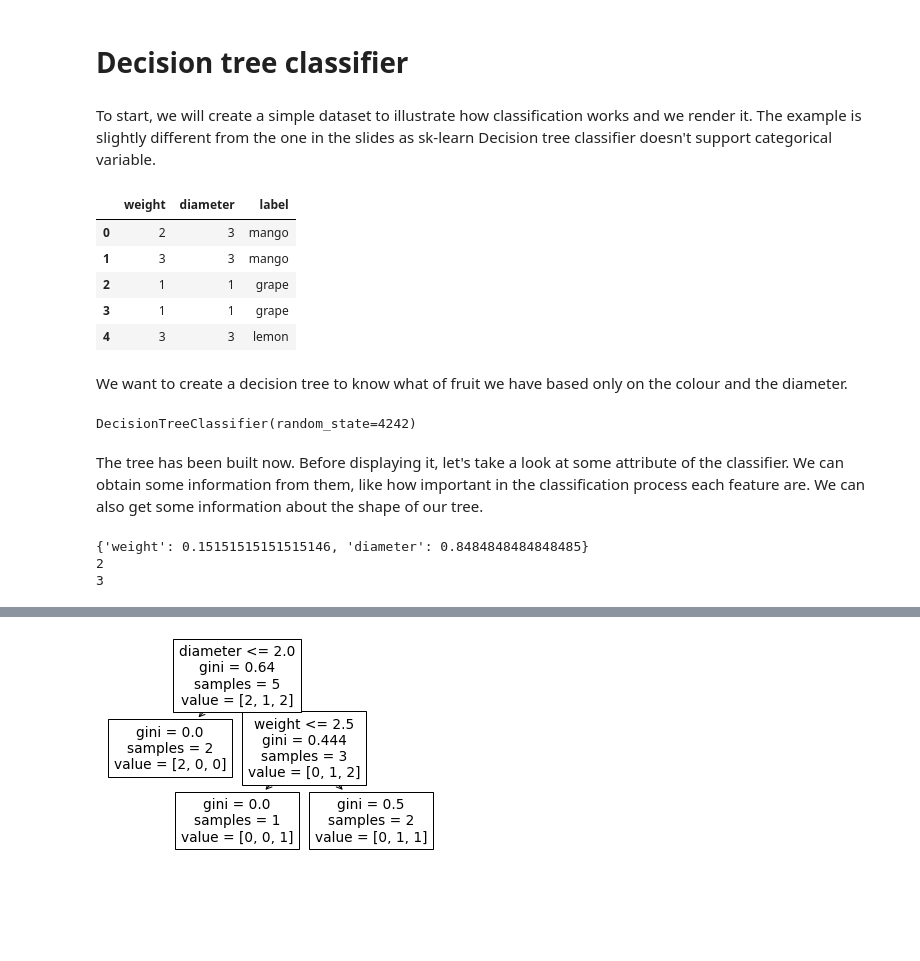
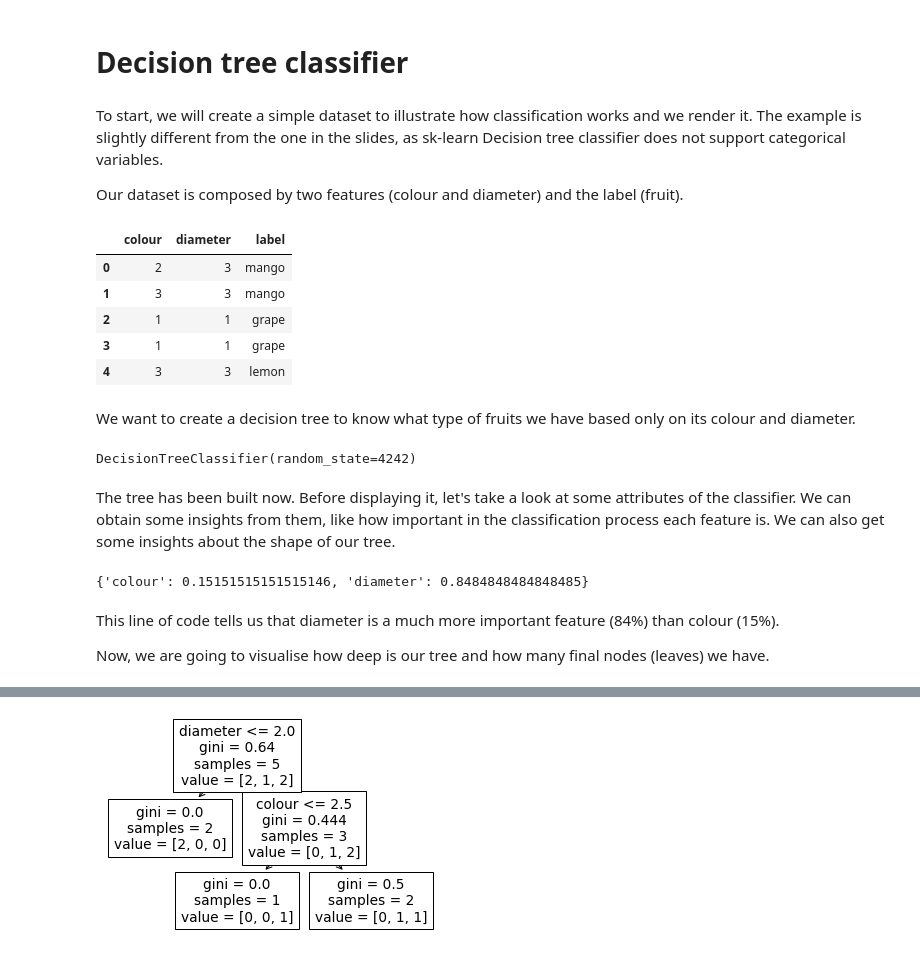
Before and after one commit to MartaVallejo/MachineLearning, a Jupyter notebook: DecisionTreeClassifier.ipynb, the cells around one changed output, grey strips where cells are left out. Cells and saved outputs as stored; diff of their text form; code cells hidden in the pictures; blank space fills up the shorter version.

```diff
--- a/DecisionTreeClassifier.ipynb
+++ b/DecisionTreeClassifier.ipynb
@@ -6,23 +6,25 @@ import pandas as pd
 import matplotlib.pyplot as plt
 %matplotlib inline
 # %% [markdown]
-To start, we will create a simple dataset to illustrate how classification works and we render it. The example is slightly different from the one in the slides as sk-learn Decision tree classifier doesn't support categorical variable.
+To start, we will create a simple dataset to illustrate how classification works and we render it. The example is slightly different from the one in the slides, as sk-learn Decision tree classifier does not support categorical variables.
+
+Our dataset is composed by two features (colour and diameter) and the label (fruit).
 # %%
 X = pd.DataFrame([['2','3','mango'],
                     ['3','3','mango'],
                     ['1','1','grape'],
                     ['1','1','grape'],
-                    ['3','3','lemon']], columns=['weight','diameter','label'])
-X.style
+                    ['3','3','lemon']], columns=['colour','diameter','label'])
+X
 # %% [output]
-|  | weight | diameter | label |
+|  | colour | diameter | label |
 | 0 | 2 | 3 | mango |
 | 1 | 3 | 3 | mango |
 | 2 | 1 | 1 | grape |
 | 3 | 1 | 1 | grape |
 | 4 | 3 | 3 | lemon |
 # %% [markdown]
-We want to create a decision tree to know what of fruit we have based only on the colour and the diameter.
+We want to create a decision tree to know what type of fruits we have based only on its colour and diameter.
 # %%
 # importing the decision tree classifier algorithm function from sklearn
 from sklearn.tree import DecisionTreeClassifier
@@ -35,12 +37,13 @@ decision_tree.fit(X[X.columns[:-1]], X['label'])
 # %% [output]
 DecisionTreeClassifier(random_state=4242)
 # %% [markdown]
-The tree has been built now. Before displaying it, let's take a look at some attribute of the classifier. We can obtain some information from them, like how important in the classification process each feature are. We can also get some information about the shape of our tree.
+The tree has been built now. Before displaying it, let's take a look at some attributes of the classifier. We can obtain some insights from them, like how important in the classification process each feature is. We can also get some insights about the shape of our tree.
 # %%
+# % of importance of each feature
 print(dict(zip(X.columns[:-1], decision_tree.feature_importances_)))
-print(decision_tree.get_depth())
-print(decision_tree.get_n_leaves())
 # %% [output]
-{'weight': 0.15151515151515146, 'diameter': 0.8484848484848485}
-2
-3
+{'colour': 0.15151515151515146, 'diameter': 0.8484848484848485}
+# %% [markdown]
+This line of code tells us that diameter is a much more important feature (84%) than colour (15%).
+
+Now, we are going to visualise how deep is our tree and how many final nodes (leaves) we have.
```
Also changed, not shown: parts of 27 cells of this notebook.
